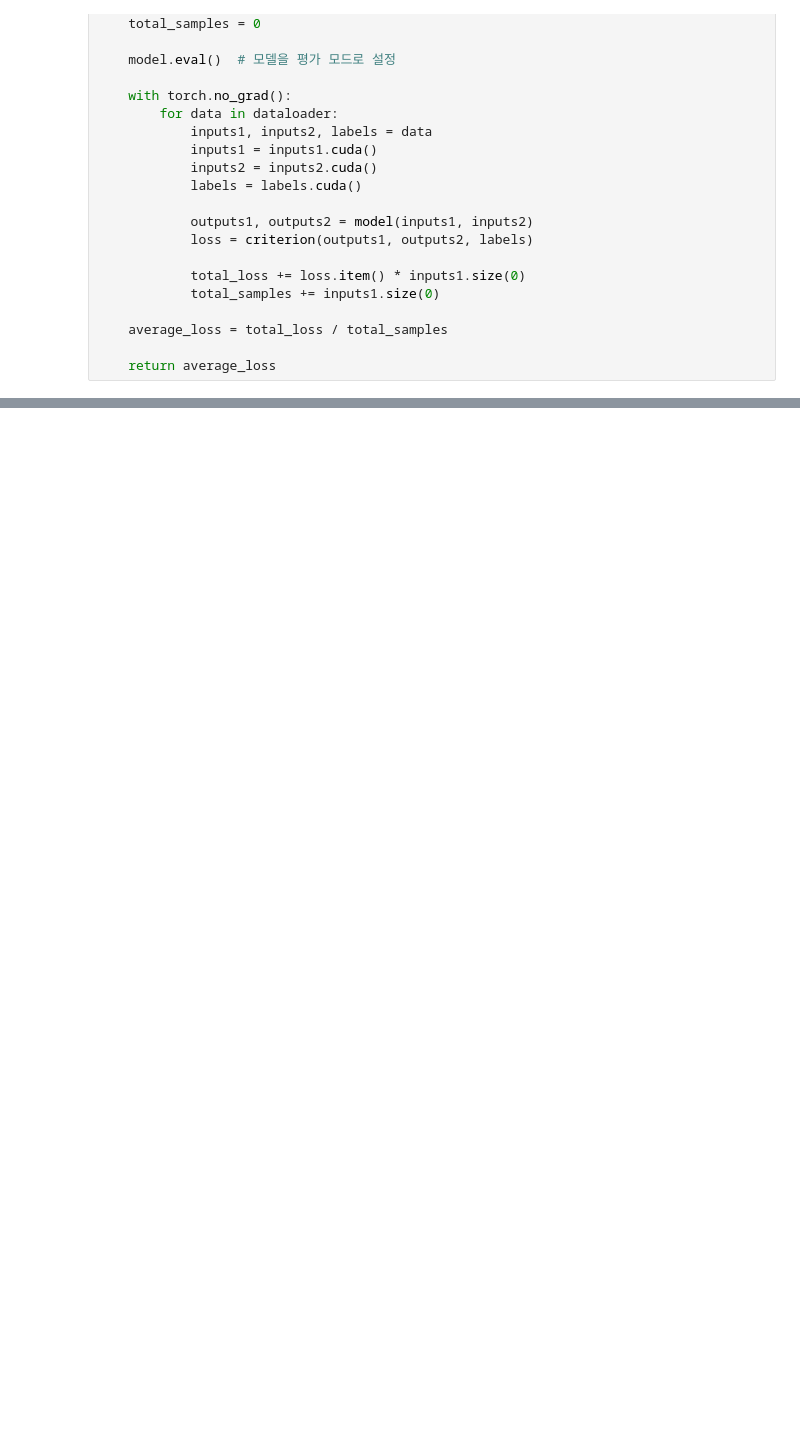
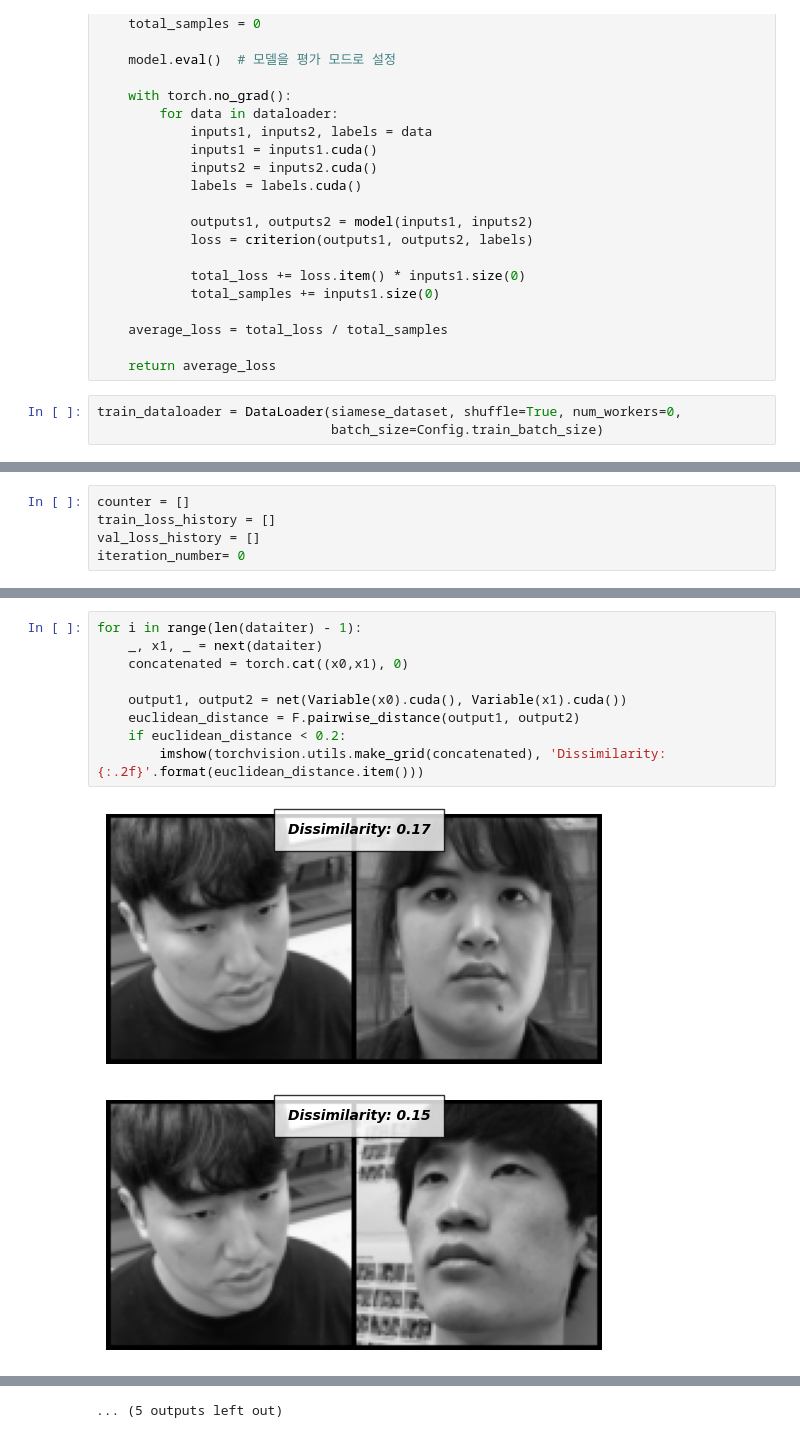
Before and after one commit to HyunJW/Face_Tracking_and_Recognition, a Jupyter notebook: code/얼굴매칭모델.ipynb, the cells around one changed output, grey strips where cells are left out. Cells and saved outputs as stored; diff of their text form; blank space fills up the shorter version.

```diff
--- a/code/얼굴매칭모델.ipynb
+++ b/code/얼굴매칭모델.ipynb
@@ -354,3 +301,6 @@ def calculate_validation_loss(model, dataloader, criterion):
     average_loss = total_loss / total_samples
 
     return average_loss
+# %%
+train_dataloader = DataLoader(siamese_dataset, shuffle=True, num_workers=0,
+                              batch_size=Config.train_batch_size)
@@ -357 +318,6 @@ def calculate_validation_loss(model, dataloader, criterion):
+# %%
+counter = []
+train_loss_history = []
+val_loss_history = []
+iteration_number= 0
 # %%
@@ -448,0 +434,12 @@ for i in range(len(dataiter)-1):
+# %%
+for i in range(len(dataiter) - 1):
+    _, x1, _ = next(dataiter)
+    concatenated = torch.cat((x0,x1), 0)
+
+    output1, output2 = net(Variable(x0).cuda(), Variable(x1).cuda())
+    euclidean_distance = F.pairwise_distance(output1, output2)
+    if euclidean_distance < 0.2:
+        imshow(torchvision.utils.make_grid(concatenated), 'Dissimilarity: {:.2f}'.format(euclidean_distance.item()))
+# %% [output]
+[figure, added]
+[figure, added]
@@ -448,0 +456 @@ for i in range(len(dataiter)-1):
+... (5 outputs left out)
```
Also changed, not shown: parts of 24 cells of this notebook.
